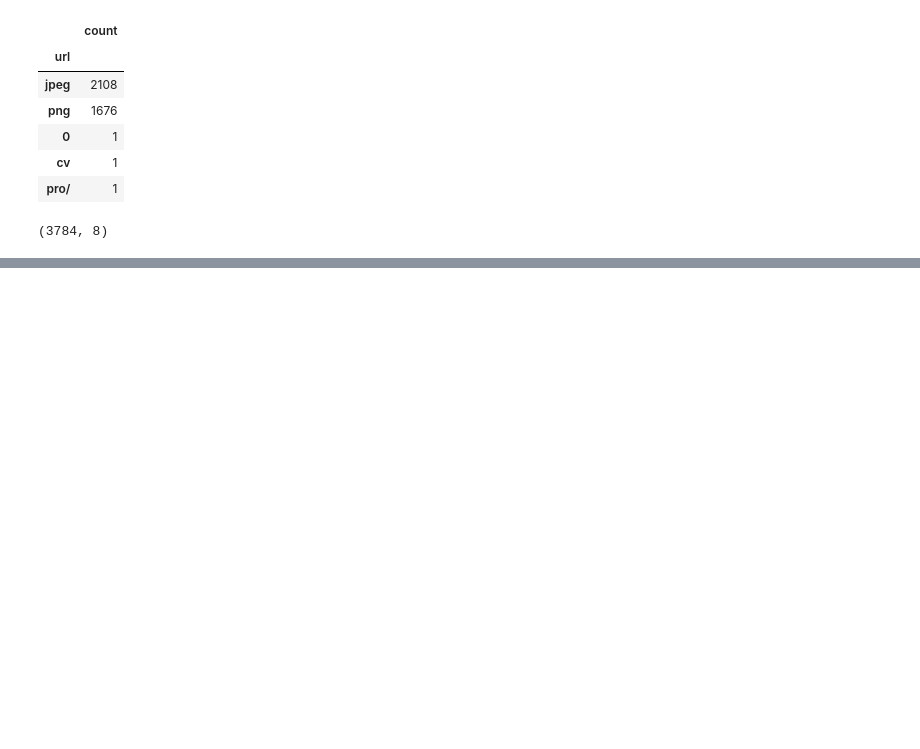
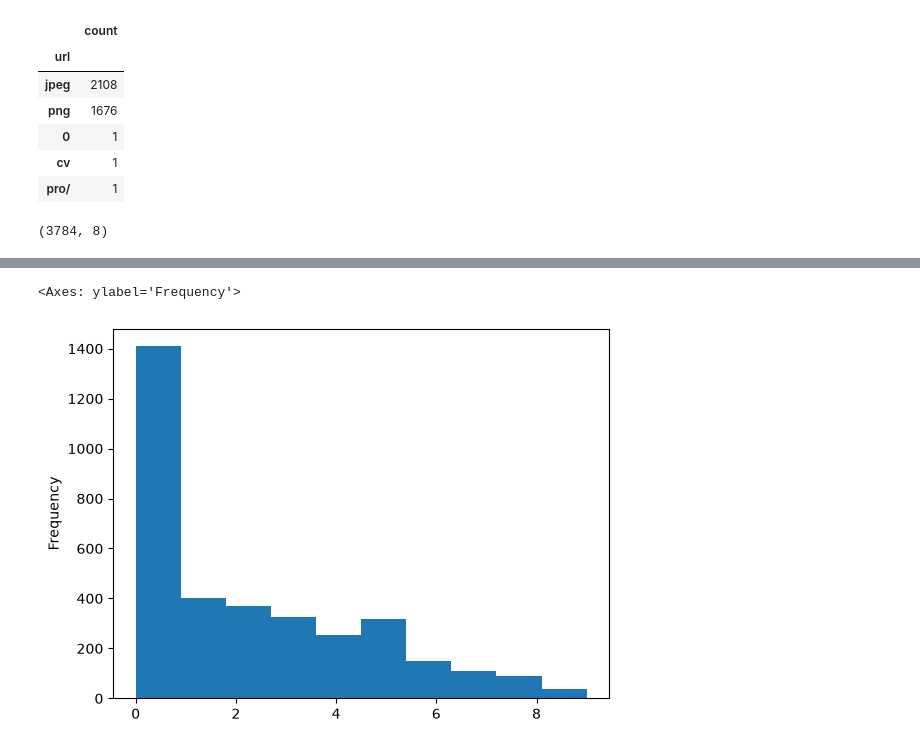
Before and after one commit to saakethk/Reddit-Resumes-Dataset, a Jupyter notebook: explore.ipynb, the cells around one changed output, grey strips where cells are left out. Saved outputs shown, nothing was run; the diff lists cells and outputs as text; code cells hidden in the pictures; blank space fills up the shorter version.

```diff
--- a/explore.ipynb
+++ b/explore.ipynb
@@ -336,0 +286,5 @@ Name: count, Length: 80, dtype: int64
+# %%
+results["years_exp"].plot.hist()
+# %% [output]
+<Axes: ylabel='Frequency'>
+[figure, added]
```
Also changed, not shown: parts of 17 cells of this notebook.
